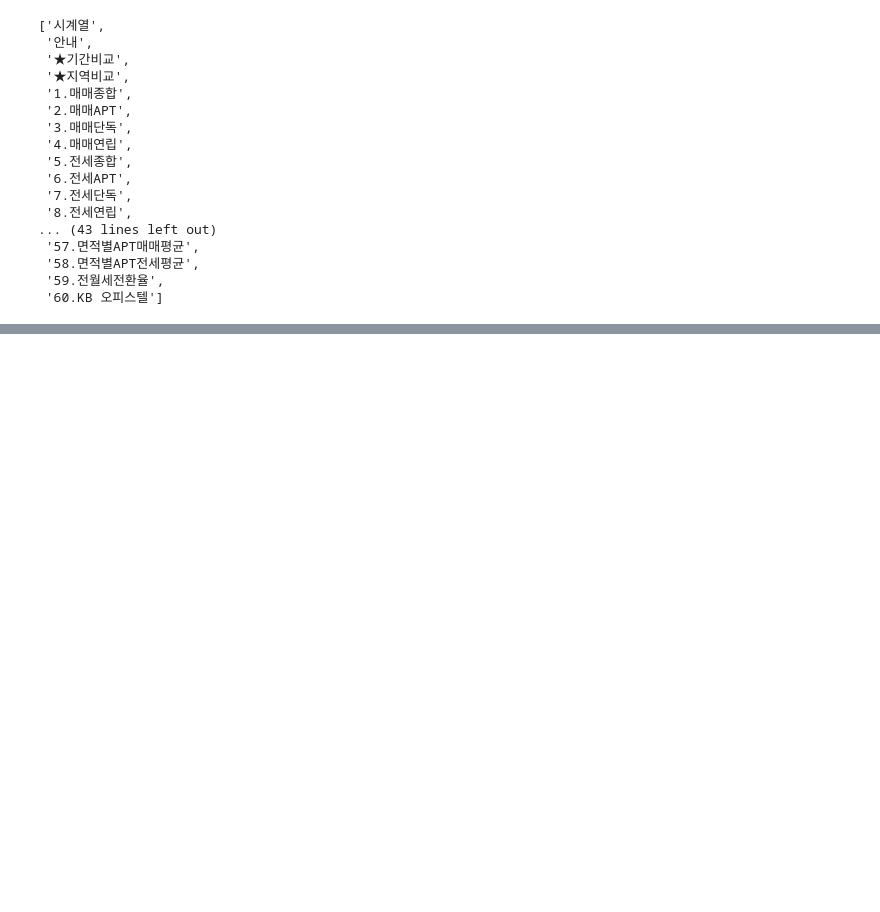
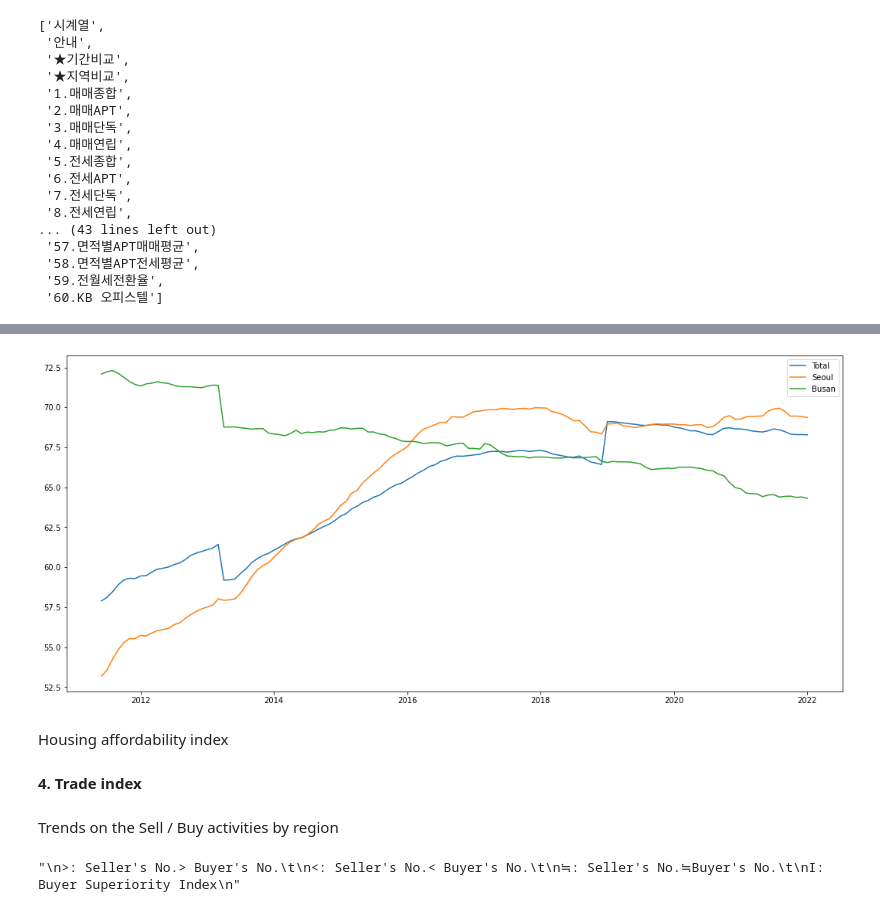
Before and after one commit to yeonghun00/real-estate, a Jupyter notebook: korean_real_estate.ipynb, the cells around one changed output, grey strips where cells are left out. Cells and saved outputs as stored; diff of their text form; code cells hidden in the pictures; blank space fills up the shorter version.

```diff
--- a/korean_real_estate.ipynb
+++ b/korean_real_estate.ipynb
@@ -110,0 +222,6 @@ plt.show()
+# %%
+rjf_df = pd.read_excel(xls, '30.연립매매전세비', header=2)
+rjf_df = rjf_df[:rjf_df[rjf_df['Unnamed: 0'].isnull()].index[0]]
+# %%
+rjf_df = date_format2(rjf_df)
+rjf_df
@@ -110,0 +243,23 @@ plt.show()
+# %%
+plt.figure(figsize=(18,8))
+for city in cities:
+  plt.plot(rjf_df[city])
+plt.legend(cities)
+plt.show()
+# %% [output]
+[figure, added]
+# %% [markdown]
+Housing affordability index
+# %% [markdown]
+**4. Trade index**
+# %% [markdown]
+Trends on the Sell / Buy activities by region
+# %%
+'''
+>: Seller's No.> Buyer's No.
+<: Seller's No.< Buyer's No.
+≒: Seller's No.≒Buyer's No.
+I: Buyer Superiority Index
+'''
+# %% [output]
+"\n>: Seller's No.> Buyer's No.\t\n<: Seller's No.< Buyer's No.\t\n≒: Seller's No.≒Buyer's No.\t\nI: Buyer Superiority Index\n"
```
Also changed, not shown: parts of 49 cells of this notebook.
